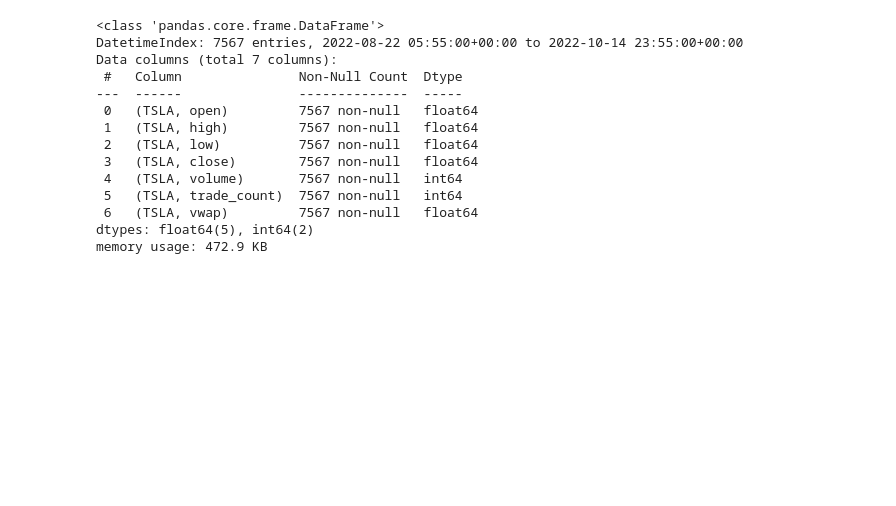
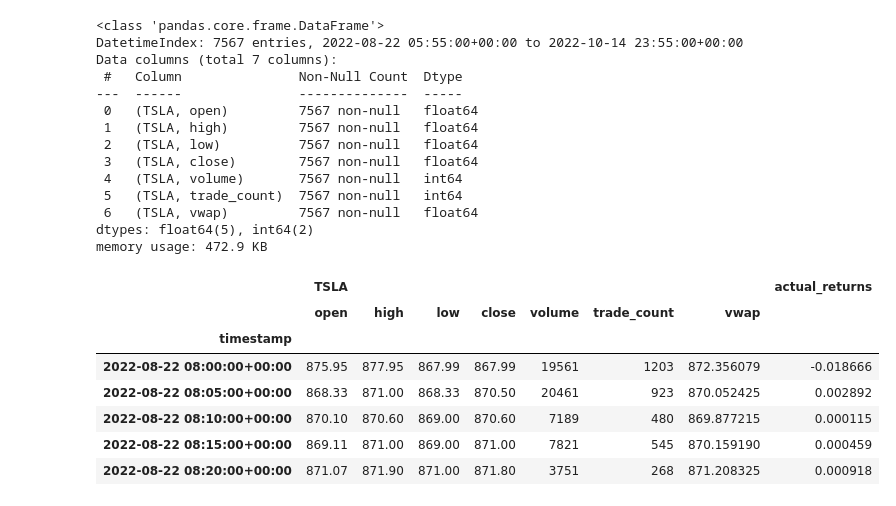
Before and after one commit to TimL2/Group_Project_2_ML_Bot, a Jupyter notebook: ML_Trading_Bot.ipynb, the cells around one changed output. Saved outputs shown, nothing was run; the diff lists cells and outputs as text; code cells hidden in the pictures; blank space fills up the shorter version.

```diff
--- a/ML_Trading_Bot.ipynb
+++ b/ML_Trading_Bot.ipynb
@@ -59,10 +59,10 @@ number_of_shares = 1
 prices = api.get_bars(ticker, "5Min", "2022-08-22", "2022-10-14", adjustment='raw').df
 
 # Reorganize the DataFrame
-prices = pd.concat([prices], axis=1, keys=["TSLA"])
+prices = pd.concat([prices], axis=1, keys=[ticker])
 
 # Get final closing price
-limit_amount = prices["TSLA"]["close"][-1]
+limit_amount = prices[ticker]["close"][-1]
 # %%
 prices
 # %% [output]
@@ -98,3 +98,21 @@ Data columns (total 7 columns):
  6   (TSLA, vwap)         7567 non-null   float64
 dtypes: float64(5), int64(2)
 memory usage: 472.9 KB
+# %%
+# Calculated daily returns using the closing prices and the pct_change function
+prices["actual_returns"] = prices[ticker]["close"].pct_change()
+
+# Drop all NaN values from the DataFrame
+prices = prices.dropna()
+
+#Show Dataframe
+prices.head()
+# %% [output]
+|  | TSLA |  |  |  |  |  |  | actual_returns |
+|  | open | high | low | close | volume | trade_count | vwap |  |
+| timestamp |  |  |  |  |  |  |  |  |
+| 2022-08-22 08:00:00+00:00 | 875.95 | 877.95 | 867.99 | 867.99 | 19561 | 1203 | 872.356079 | -0.018666 |
+| 2022-08-22 08:05:00+00:00 | 868.33 | 871.00 | 868.33 | 870.50 | 20461 | 923 | 870.052425 | 0.002892 |
+| 2022-08-22 08:10:00+00:00 | 870.10 | 870.60 | 869.00 | 870.60 | 7189 | 480 | 869.877215 | 0.000115 |
+| 2022-08-22 08:15:00+00:00 | 869.11 | 871.00 | 869.00 | 871.00 | 7821 | 545 | 870.159190 | 0.000459 |
+| 2022-08-22 08:20:00+00:00 | 871.07 | 871.90 | 871.00 | 871.80 | 3751 | 268 | 871.208325 | 0.000918 |
```
